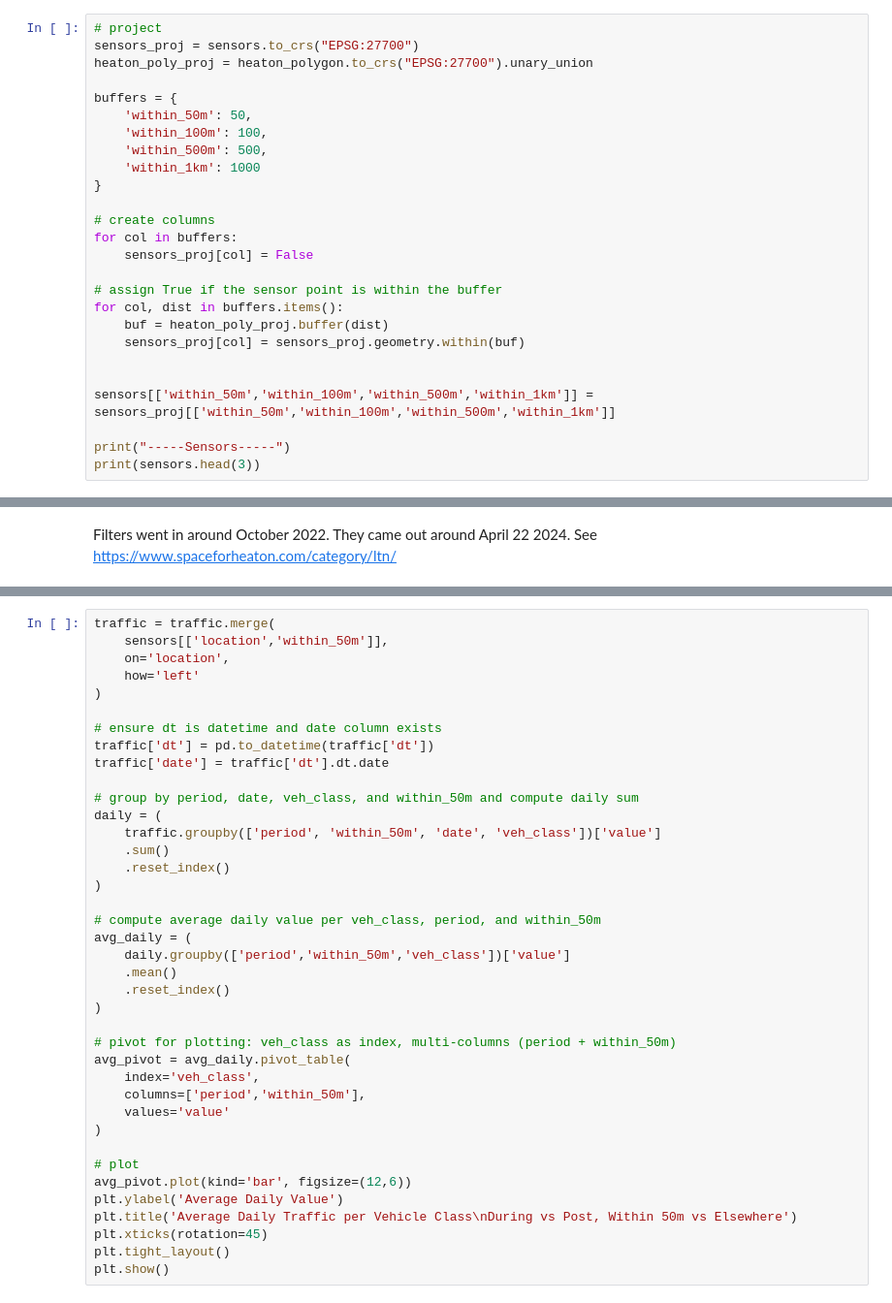
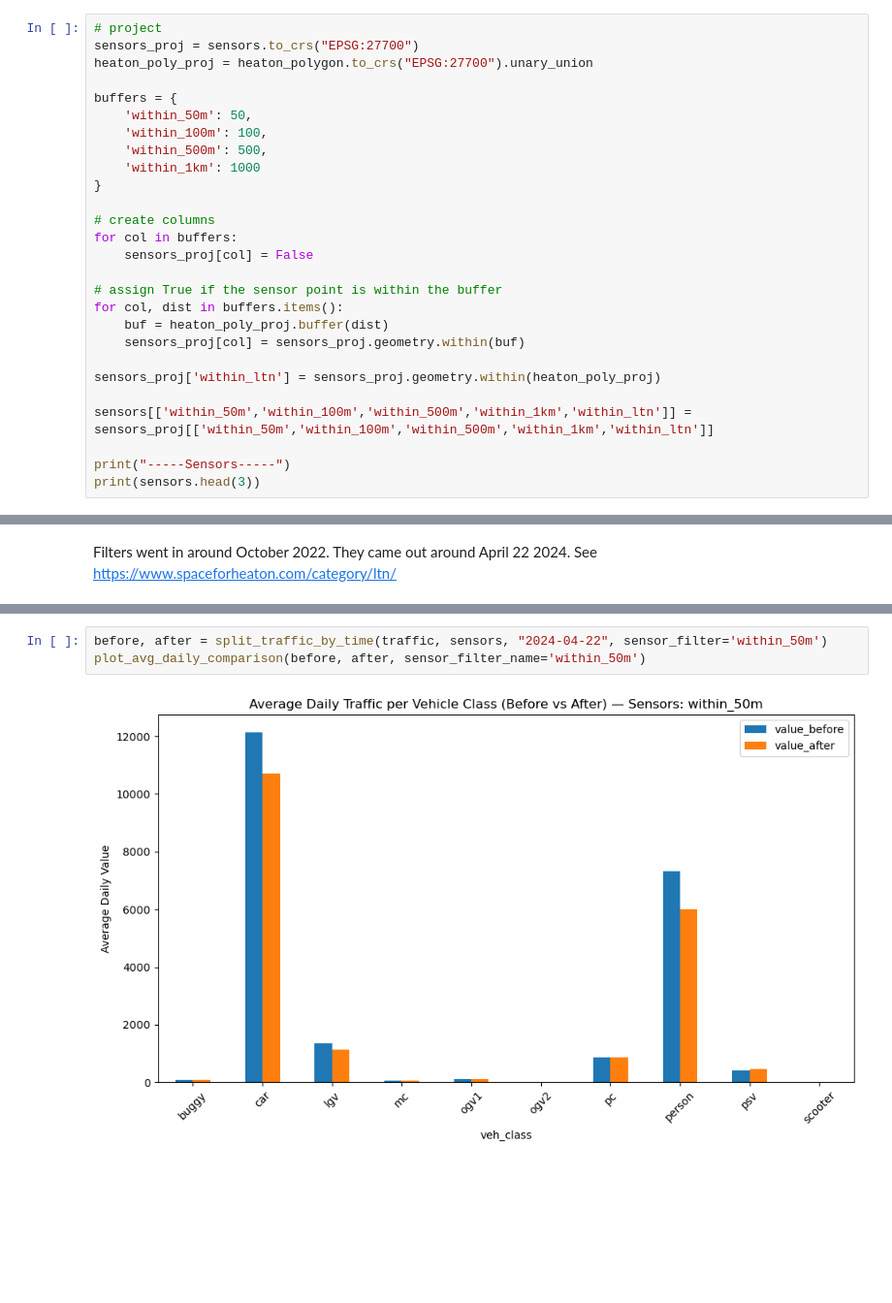
Before and after one commit to Froguin99/heaton-ltn, a Jupyter notebook: code/ltn_study.ipynb, the cells around one changed output, grey strips where cells are left out. Shown at 97% size. Cells and saved outputs as stored; diff of their text form; blank space fills up the shorter version.

```diff
--- a/code/ltn_study.ipynb
+++ b/code/ltn_study.ipynb
@@ -77,8 +243,9 @@ for col, dist in buffers.items():
     buf = heaton_poly_proj.buffer(dist)
     sensors_proj[col] = sensors_proj.geometry.within(buf)
 
+sensors_proj['within_ltn'] = sensors_proj.geometry.within(heaton_poly_proj)
 
-sensors[['within_50m','within_100m','within_500m','within_1km']] = sensors_proj[['within_50m','within_100m','within_500m','within_1km']]
+sensors[['within_50m','within_100m','within_500m','within_1km','within_ltn']] = sensors_proj[['within_50m','within_100m','within_500m','within_1km','within_ltn']]
 
 print("-----Sensors-----")
 print(sensors.head(3))
@@ -93,39 +295,5 @@ traffic['period'] = traffic['dt'].apply(lambda x: 'during' if x < cutoff else 'p
-# %%
-traffic = traffic.merge(
-    sensors[['location','within_50m']],
-    on='location',
-    how='left'
-)
-
-# ensure dt is datetime and date column exists
-traffic['dt'] = pd.to_datetime(traffic['dt'])
-traffic['date'] = traffic['dt'].dt.date
-
-# group by period, date, veh_class, and within_50m and compute daily sum
-daily = (
-    traffic.groupby(['period', 'within_50m', 'date', 'veh_class'])['value']
-    .sum()
-    .reset_index()
-)
-
-# compute average daily value per veh_class, period, and within_50m
-avg_daily = (
-    daily.groupby(['period','within_50m','veh_class'])['value']
-    .mean()
-    .reset_index()
-)
-
-# pivot for plotting: veh_class as index, multi-columns (period + within_50m)
-avg_pivot = avg_daily.pivot_table(
-    index='veh_class',
-    columns=['period','within_50m'],
-    values='value'
-)
-
-# plot
-avg_pivot.plot(kind='bar', figsize=(12,6))
-plt.ylabel('Average Daily Value')
-plt.title('Average Daily Traffic per Vehicle Class\nDuring vs Post, Within 50m vs Elsewhere')
-plt.xticks(rotation=45)
-plt.tight_layout()
-plt.show()
+# %%
+before, after = split_traffic_by_time(traffic, sensors, "2024-04-22", sensor_filter='within_50m')
+plot_avg_daily_comparison(before, after, sensor_filter_name='within_50m')
+# %% [output]
+[figure, added]
```
Also changed, not shown: parts of 16 cells of this notebook.
